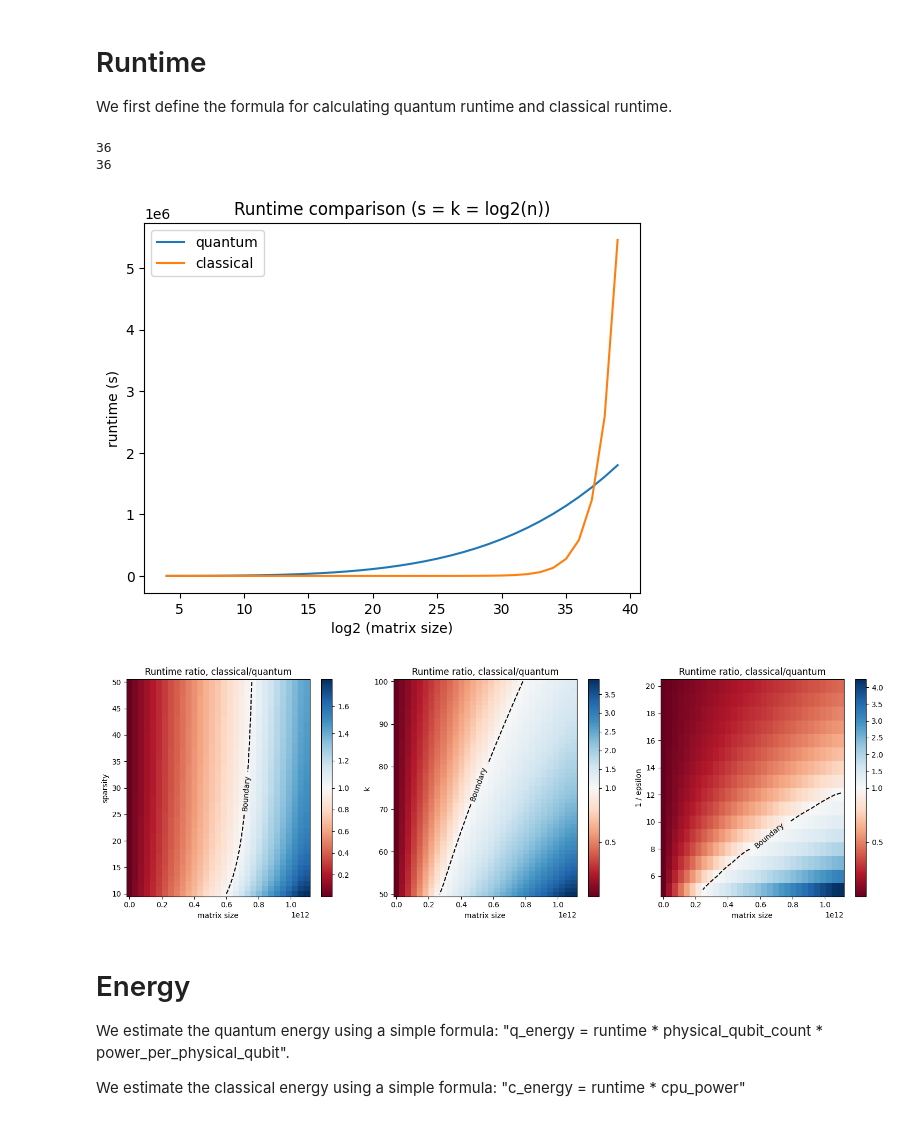
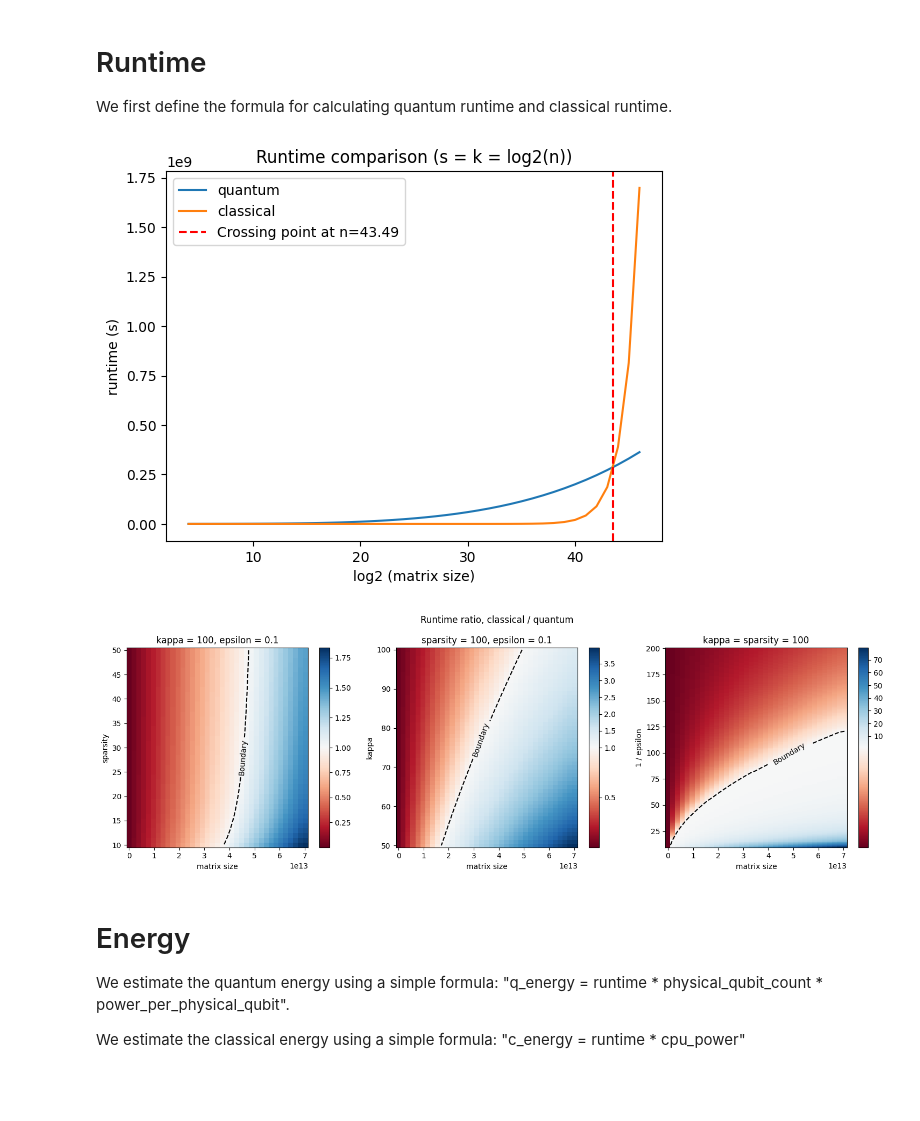
Before and after one commit to tiger9tu/HHL, a Jupyter notebook: tools/heatmap.ipynb, the cells around one changed output. Saved outputs shown, nothing was run; the diff lists cells and outputs as text; code cells hidden in the pictures; blank space fills up the shorter version.

```diff
--- a/tools/heatmap.ipynb
+++ b/tools/heatmap.ipynb
@@ -98,33 +99,37 @@ def calculate_c_runtime(k, s, epsilon_inv, N):
 # %%
 def plot_runtime_line_graph():
     n_start = 4
-    n_end = 40
+    n_end = 47
 
     n = np.arange(n_start, n_end, 1)
     k = n
     s = n
-    epsilon_inv  = np.full(len(k), 10)
-
+    epsilon_inv  = np.full(len(k), 100)
 
     q_runtime = calculate_q_runtime(k, s, epsilon_inv, 2**n)
-    print(len(q_runtime))
     c_runtime = calculate_c_runtime(k, s, epsilon_inv, 2**n)
-    print(len(c_runtime))
 
     fig, ax = plt.subplots()
     ax.plot(n, q_runtime, label="quantum")
     ax.plot(n, c_runtime, label="classical")
+
+    # Find the crossing point
+    crossing_index = np.where(np.diff(np.sign(q_runtime - c_runtime)))[0][0]
+    crossing_n = n[crossing_index] + (c_runtime[crossing_index] - q_runtime[crossing_index]) / (q_runtime[crossing_index + 1] - q_runtime[crossing_index] - c_runtime[crossing_index + 1] + c_runtime[crossing_index])
+
+    # Mark the crossing point
+    ax.axvline(x=crossing_n, color='r', linestyle='--', label=f'Crossing point at n={crossing_n:.2f}')
+
     ax.set_xlabel("log2 (matrix size)")
     ax.set_ylabel("runtime (s)")
     ax.set_title("Runtime comparison (s = k = log2(n))")
     ax.legend()
+    fig.savefig("runtime_line.pdf")
     plt.show()
 
 plot_runtime_line_graph()
 # %% [output]
-36
-36
-[figure, old version]
+[figure, new version]
 # %%
 def sub_plot(fig, ax, x,y, data, title, xlabel, ylabel):
     norm = colors.TwoSlopeNorm(vmin=data.min(), vcenter=1, vmax=data.max())
@@ -158,10 +163,10 @@ def plot_runtime_heatmap():  # set this function to avoid conflict variables
 
     s_start, s_end, ds = 10, 50, 1
     k_start, k_end, dk = 50, 100, 1
-    epsilon_inv_start, epsilon_inv_end, depslilon_inv = 5, 20, 1
+    epsilon_inv_start, epsilon_inv_end, depslilon_inv = 10, 200, 1
 
-    fix_k, fix_epsilon_inv, fix_s = 100, 10, 100
-    n_start, n_end, dn = 10, 40, 1
+    fix_k, fix_epsilon_inv, fix_s = 100, 100, 100
+    n_start, n_end, dn = 10, 46, 1
 
     # big N used by classical plot
     N_start = 2**n_start
@@ -181,39 +186,39 @@ def plot_runtime_heatmap():  # set this function to avoid conflict variables
     n_s_c_runtime = calculate_c_runtime(fix_k, s, fix_epsilon_inv, n_s_N)
     n_s_ratio = calculate_ratio(n_s_q_runtime, n_s_c_runtime, n_s_N, n_start)
 
-    sub_plot(fig,axs[0], n_s_N, s, n_s_ratio, "Fix kappa = 100", "matrix size", "sparsity")
+    sub_plot(fig,axs[0], n_s_N, s, n_s_ratio, "kappa = 100, epsilon = 0.1", "matrix size", "sparsity")
 
     ###############################
     # k - n
     ###############################
     k, n = np.mgrid[k_start : k_end + dk : dk, n_start : n_end + dn : dn]
     _, n_k_N = np.mgrid[k_start : k_end + dk : dk, N_start : N_end + dN : dN]
     n_k_q_runtime = calculate_q_runtime(k, fix_s, fix_epsilon_inv, 2**n)
     n_k_c_runtime = calculate_c_runtime(k, fix_s, fix_epsilon_inv, n_k_N)
     n_k_ratio = calculate_ratio(n_k_q_runtime, n_k_c_runtime, n_k_N, n_start)
 
-    sub_plot(fig,axs[1], n_k_N, k, n_k_ratio, "Fix sparsity = 100", "matrix size", "kappa")
+    sub_plot(fig,axs[1], n_k_N, k, n_k_ratio, "sparsity = 100, epsilon = 0.1", "matrix size", "kappa")
 
     ###############################
     # epsilon - n
     ###############################
 
     epsilon, n = np.mgrid[epsilon_inv_start : epsilon_inv_end + depslilon_inv : depslilon_inv, n_start : n_end + dn : dn]
     _, n_epsilon_N = np.mgrid[epsilon_inv_start : epsilon_inv_end + depslilon_inv : depslilon_inv, N_start : N_end + dN : dN]
     n_epsilon_q_runtime = calculate_q_runtime(fix_k, fix_s, epsilon, 2**n)
     n_epsilon_c_runtime = calculate_c_runtime(fix_k, fix_s, epsilon, n_epsilon_N)
     n_epsilon_ratio = calculate_ratio(n_epsilon_q_runtime, n_epsilon_c_runtime, n_epsilon_N, n_start)
 
-    sub_plot(fig, axs[2], n_epsilon_N, epsilon, n_epsilon_ratio, "Fix epsilon = 0.1", "matrix size", "1 / epsilon")
+    sub_plot(fig, axs[2], n_epsilon_N, epsilon, n_epsilon_ratio, "kappa = sparsity = 100", "matrix size", "1 / epsilon")
     fig.suptitle("Runtime ratio, classical / quantum")
     plt.tight_layout()
 
     plt.show()
 
 
 plot_runtime_heatmap()
 # %% [output]
-[figure, old version]
+[figure, new version]
 # %% [markdown]
 # Energy
 We estimate the quantum energy using a simple formula: "q_energy = runtime * physical_qubit_count * power_per_physical_qubit".
```
Also changed, not shown: parts of 5 cells of this notebook, 7 other files.
